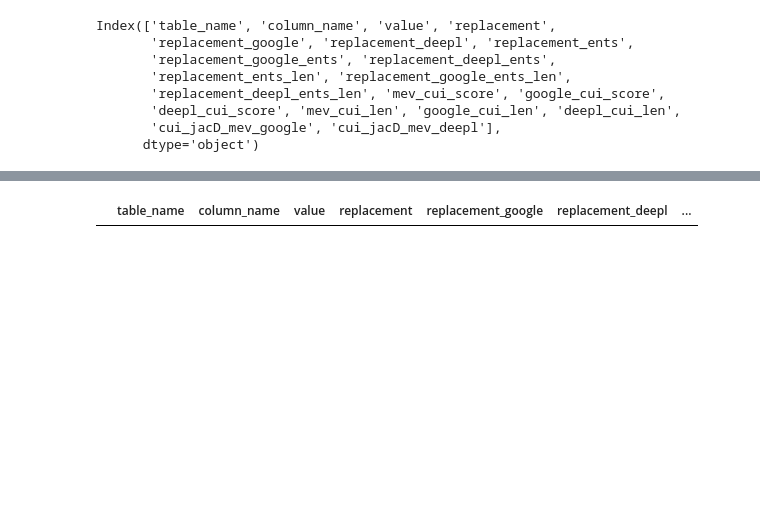
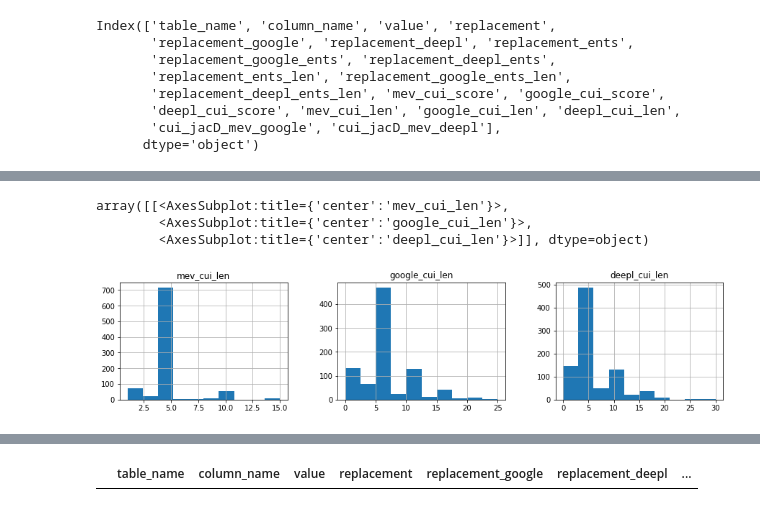
Before and after one commit to vyasakhilesh/biomed_entity_extraction, a Jupyter notebook: notebooks/data_analysis.ipynb, the cells around one changed output, grey strips where cells are left out. Cells and saved outputs as stored; diff of their text form; code cells hidden in the pictures; blank space fills up the shorter version.

```diff
--- a/notebooks/data_analysis.ipynb
+++ b/notebooks/data_analysis.ipynb
@@ -28,0 +37,7 @@ Index(['table_name', 'column_name', 'value', 'replacement',
+# %%
+df[['mev_cui_len','google_cui_len', 'deepl_cui_len']].hist(figsize=(15,3), layout=(1,3))
+# %% [output]
+array([[<AxesSubplot:title={'center':'mev_cui_len'}>,
+        <AxesSubplot:title={'center':'google_cui_len'}>,
+        <AxesSubplot:title={'center':'deepl_cui_len'}>]], dtype=object)
+[figure, added]
```
Also changed, not shown: parts of 9 cells of this notebook, 1 other file.
